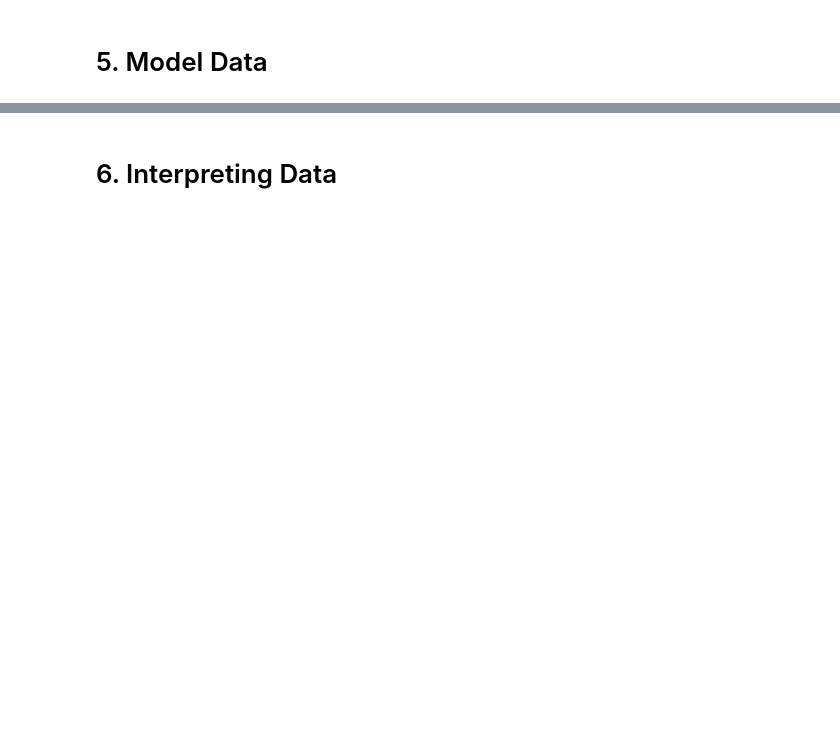
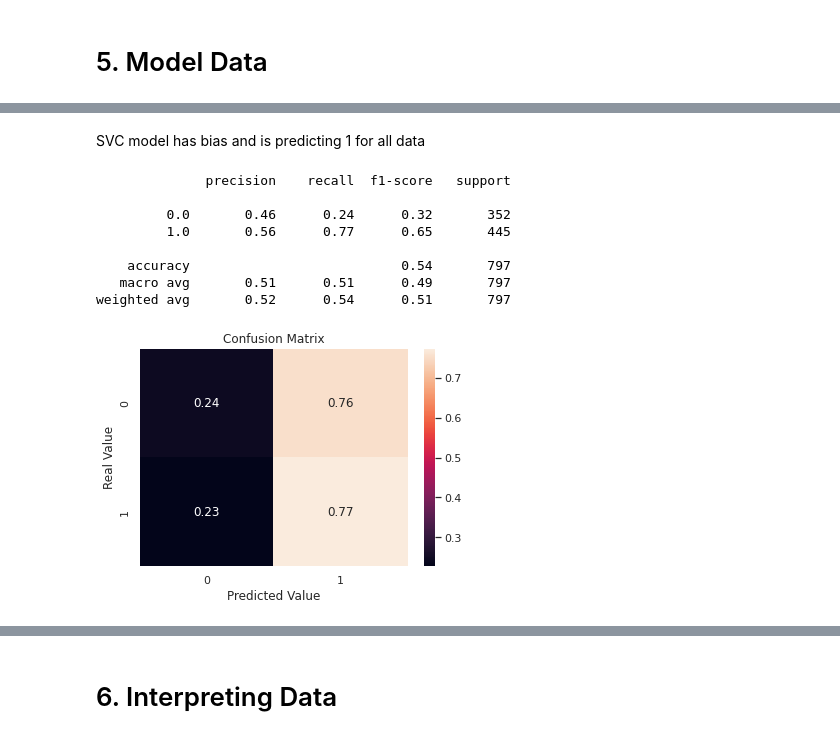
Before and after one commit to nestoredduardo/two-year-churn-predictive-model, a Jupyter notebook: Hackathon.ipynb, the cells around one changed output, grey strips where cells are left out. Drawn from its saved outputs; the diff is of its cells as text; code cells hidden in the pictures; blank space fills up the shorter version.

```diff
--- a/Hackathon.ipynb
+++ b/Hackathon.ipynb
@@ -224,3 +284,4 @@ def get_month(appDate):
 # %%
 df_client_app_date = pd.DataFrame(df_clients_desired['CustomerId'])
 df_client_app_date['Month'], df_client_app_date['Year'] = zip(*df_clients_desired['application_date'].apply(get_month))
+df_client_app_date = df_client_app_date.set_index('CustomerId')
@@ -270,0 +375,32 @@ df_clients_desired[df_clients_desired['CustomerId'] == 15610711]
+# %% [markdown]
+SVC model has bias and is predicting 1 for all data
+# %%
+# final Logistic Regression model
+lr = LogisticRegression(solver='newton-cg', C=0.0001)
+lr.fit(X_train, y_train)
+
+# prediction
+X_test_lr = X_test
+y_pred_lr = lr.predict(X_test_lr)
+
+# classification report
+print(classification_report(y_test, y_pred_lr))
+
+# confusion matrix
+fig, ax = plt.subplots()
+sns.heatmap(confusion_matrix(y_test, y_pred_lr, normalize='true'), annot=True, ax=ax)
+ax.set_title('Confusion Matrix')
+ax.set_ylabel('Real Value')
+ax.set_xlabel('Predicted Value')
+
+plt.show()
+# %% [output]
+              precision    recall  f1-score   support
+
+         0.0       0.46      0.24      0.32       352
+         1.0       0.56      0.77      0.65       445
+
+    accuracy                           0.54       797
+   macro avg       0.51      0.51      0.49       797
+weighted avg       0.52      0.54      0.51       797
+[figure, added]
```
Also changed, not shown: parts of 41 cells of this notebook.
